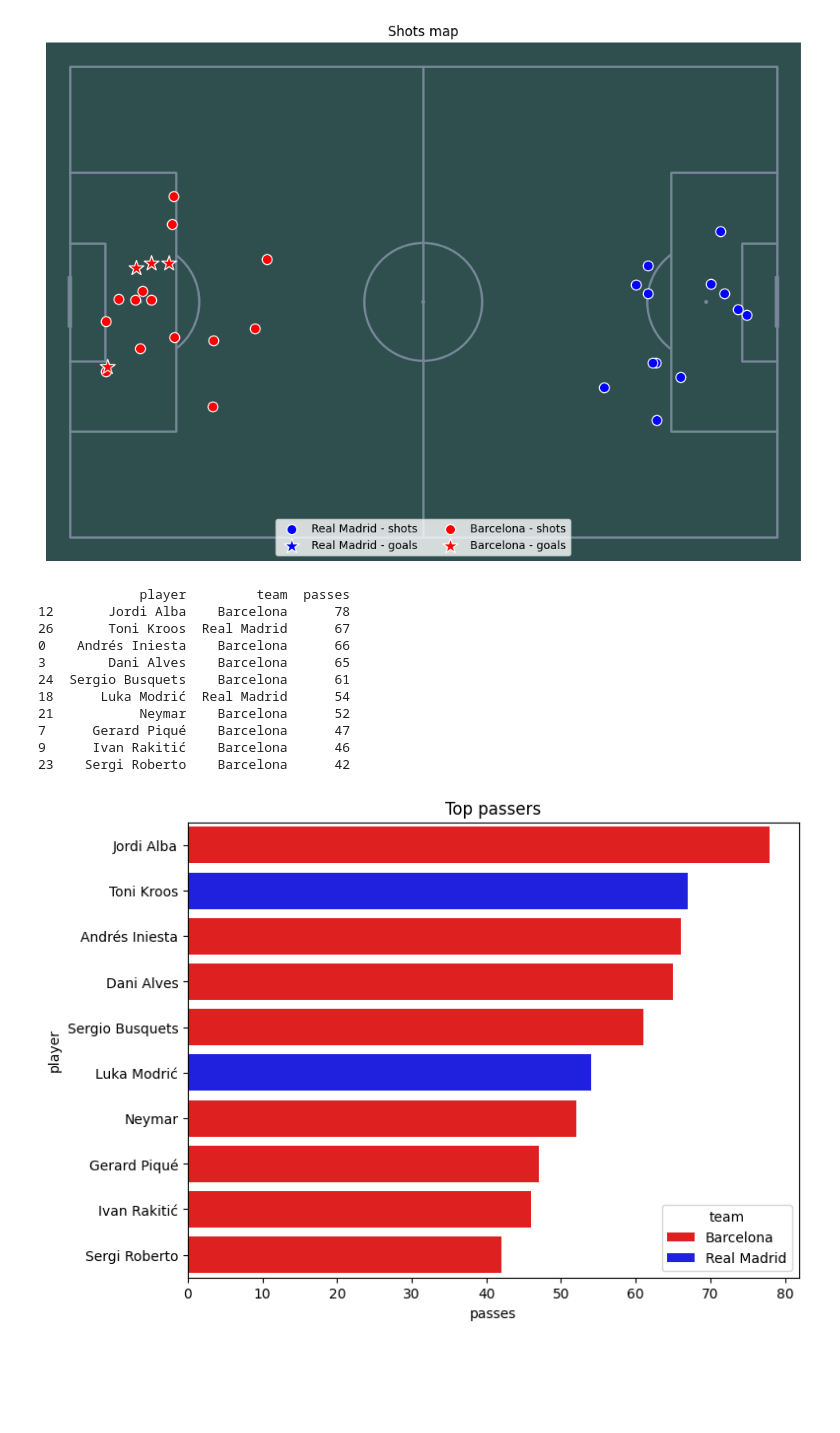
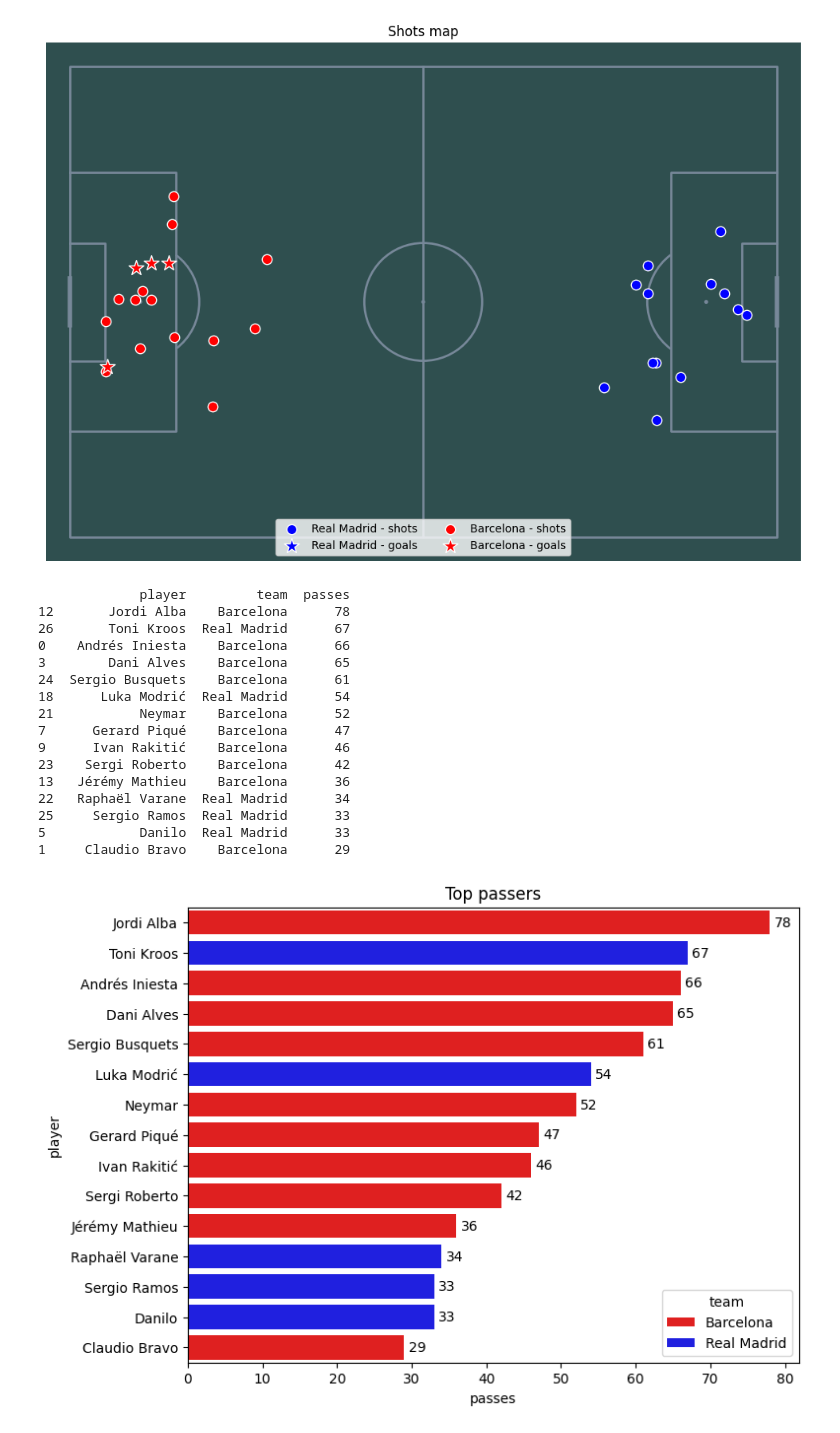
Before and after one commit to lodusm/Projekt_2025_pilka_nozna, a Jupyter notebook: 02_analiza_meczu.ipynb, the cells around one changed output. Cells and saved outputs as stored; diff of their text form; code cells hidden in the pictures; blank space fills up the shorter version.

```diff
--- a/02_analiza_meczu.ipynb
+++ b/02_analiza_meczu.ipynb
@@ -531,37 +536,44 @@ top_passes = (
     .size()
     .reset_index(name='passes')
     .sort_values(by='passes', ascending = False)
-    .head(10)
+    .head(15)
 )
 print(top_passes)
 
 plt.figure(figsize=(8, 6))
-sns.barplot(
+ax = sns.barplot(
     data=top_passes,
     y='player',
     x='passes',
     hue='team',
     palette=('red', 'blue')
 )
+for container in ax.containers:
+    ax.bar_label(container, fmt='%d', label_type='edge', padding=3)
 plt.title('Top passers')
 plt.xlabel('passes')
 plt.ylabel('player')
 plt.legend(title='team')
 plt.gca()
 plt.show()
 # %% [output]
              player         team  passes
 12       Jordi Alba    Barcelona      78
 26       Toni Kroos  Real Madrid      67
 0    Andrés Iniesta    Barcelona      66
 3        Dani Alves    Barcelona      65
 24  Sergio Busquets    Barcelona      61
 18      Luka Modrić  Real Madrid      54
 21           Neymar    Barcelona      52
 7      Gerard Piqué    Barcelona      47
 9      Ivan Rakitić    Barcelona      46
 23    Sergi Roberto    Barcelona      42
+13   Jérémy Mathieu    Barcelona      36
+22   Raphaël Varane  Real Madrid      34
+25     Sergio Ramos  Real Madrid      33
+5            Danilo  Real Madrid      33
+1     Claudio Bravo    Barcelona      29
-[figure, old version]
+[figure, new version]
 # %%
 # Siatki podań
 passes = events[
```
Also changed, not shown: parts of 3 cells of this notebook, 6 other files.
